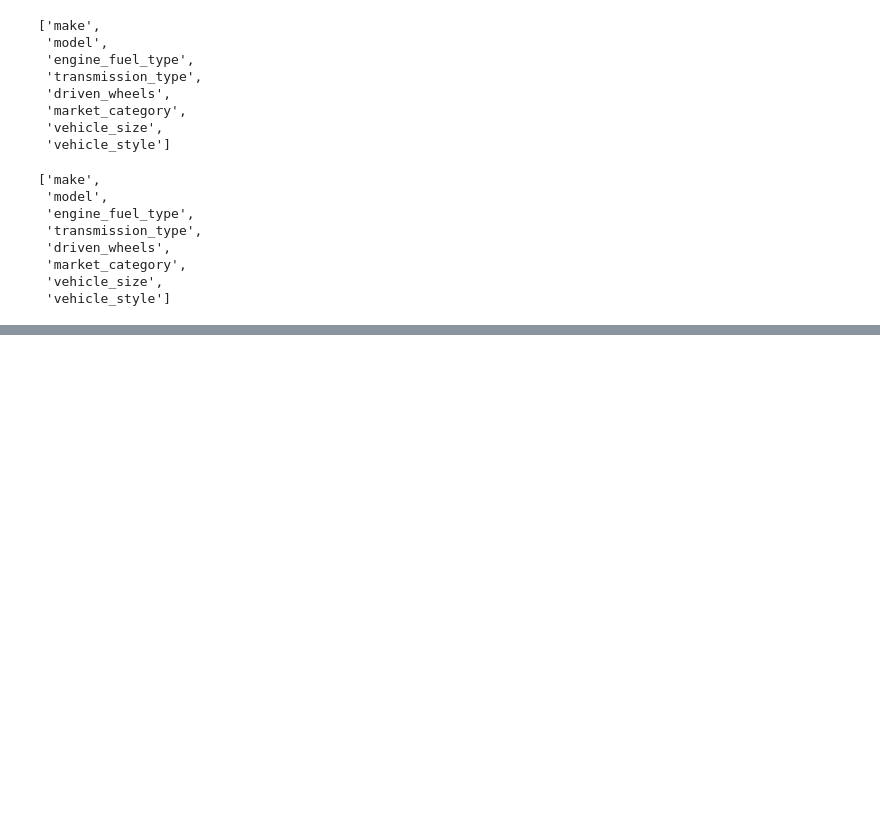
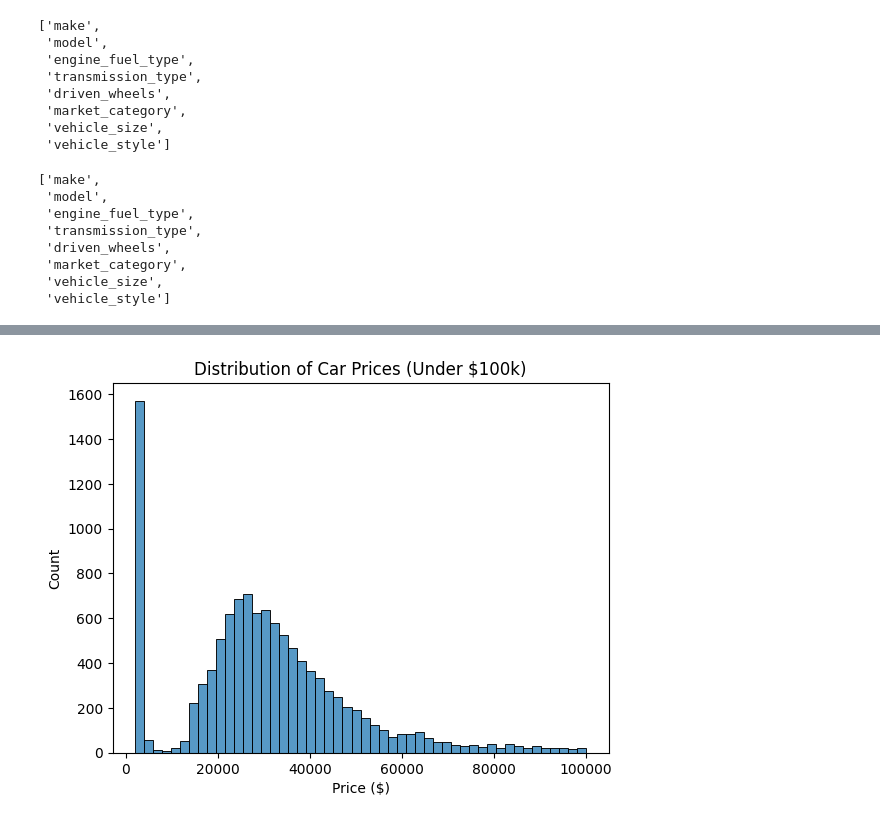
Before and after one commit to homosaaa/machine-learning-zoomcamp-homework, a Jupyter notebook: 03-ml-regression/session 2 - ml regression.ipynb, the cells around one changed output, grey strips where cells are left out. Cells and saved outputs as stored; diff of their text form; code cells hidden in the pictures; blank space fills up the shorter version.

```diff
--- a/03-ml-regression/session 2 - ml regression.ipynb
+++ b/03-ml-regression/session 2 - ml regression.ipynb
@@ -79,0 +206,7 @@ strings
+# %%
+sns.histplot(df.msrp[df.msrp < 100000], bins=50)
+plt.title('Distribution of Car Prices (Under $100k)')
+plt.xlabel('Price ($)')
+plt.show()
+# %% [output]
+[figure, added]
```
Also changed, not shown: parts of 30 cells of this notebook, 2 other files.
